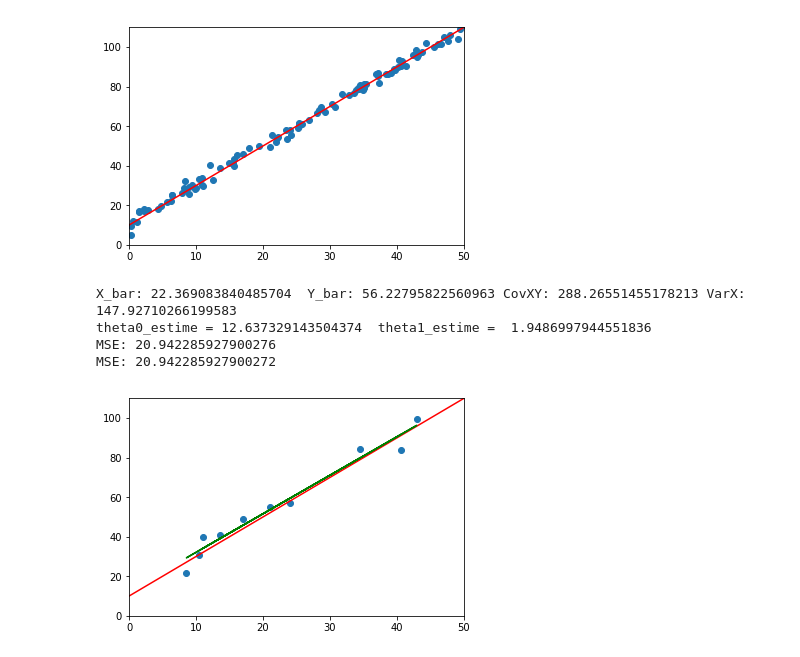
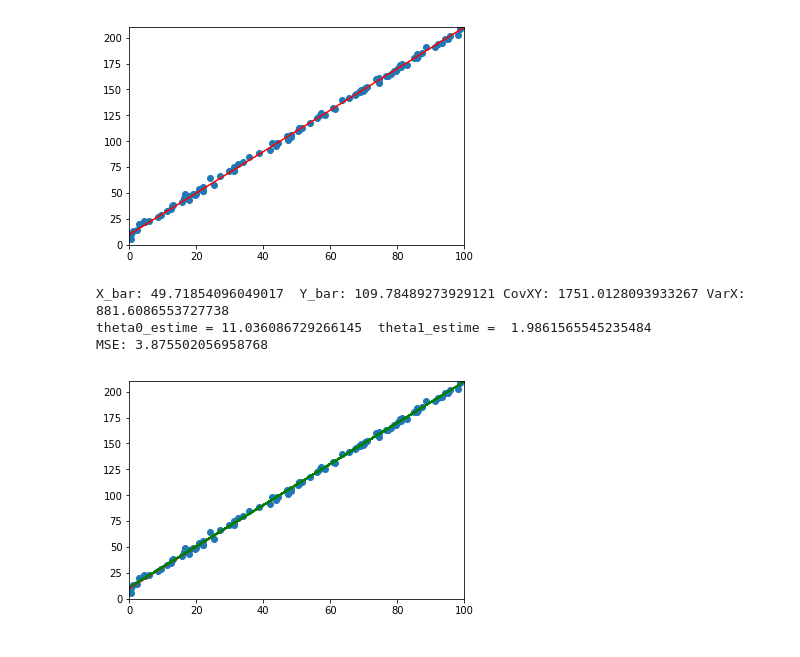
Before and after one commit to RobertGodin/CodePython, a Jupyter notebook: Notebooks/Regression.ipynb, the cells around one changed output. Cells and saved outputs as stored; diff of their text form; code cells hidden in the pictures.

```diff
--- a/Notebooks/Regression.ipynb
+++ b/Notebooks/Regression.ipynb
@@ -1,28 +1,29 @@
 # %%
+# Génération de données qui suivent une distribution linéaire univariée avec résidus ~ N(0,4)
 %matplotlib inline
 import matplotlib.pyplot as plt
 import numpy as np
 
 def h_lineaire_univarie(theta,x):
     return theta[0]+theta[1]*x
-m=100
+m=100 # nombre de lignes de données
 theta_simule = (10,2)
+np.random.seed(22) # Pour obtenir des résultats reproductibles avec les données aléatoires
 
-np.random.seed(22)
-X = np.random.rand(m)*50.0 # m valeurs de x entre 0 et 50
-Y = h_lineaire_univarie(theta_simule,X)+np.random.randn(m)*2.0
+X = np.random.rand(m)*m # m valeurs de x entre 0 et m
+Y = h_lineaire_univarie(theta_simule,X)+np.random.randn(m)*2.0 # Résidus N(0,2*2)
 #print("X:",X)
 #print("Y:",Y)
-plt.axis([0,50,0,110])
+plt.axis([0,m,0,theta_simule[0]+theta_simule[1]*m])
 plt.scatter(X,Y)
 
-X_modele = np.arange(0,55,10)
+X_modele = np.arange(0,m+1,m)
 Y_modele = h_lineaire_univarie(theta_simule,X_modele)
 plt.plot(X_modele, Y_modele, '-r')
 
 plt.show()
 # %% [output]
-[figure, old version]
+[figure, new version]
 # %%
 %matplotlib inline
 import matplotlib.pyplot as plt
@@ -31,48 +32,42 @@ import numpy as np
 def h_lineaire_univarie(theta,x):
     return theta[0]+theta[1]*x
 def MSE(Y_estime,Y,m):
     return (((Y_estime-Y)**2).sum())*1/m
-def MSE_calcule(Y_estime,Y):
-    s = 0.0
-    for i in range(len(Y)):
-        s+=(Y_estime[i]-Y[i])**2
-    return s/len(Y)
 
-m=10
+# Génération de données qui suivent une distribution linéaire univariée avec résidus ~ N(0,4)
+m=100 # nombre de lignes de données
 theta_simule = (10,2)
+np.random.seed(22) # Pour obtenir des résultats reproductibles avec les données aléatoires
 
-np.random.seed(22)
-X = np.random.rand(m)*50.0 # m valeurs de x entre 0 et 50
-Y = h_lineaire_univarie(theta_simule,X)+np.random.randn(m)*5.0
+X = np.random.rand(m)*m # m valeurs de x entre 0 et m
+Y = h_lineaire_univarie(theta_simule,X)+np.random.randn(m)*2.0 # Résidus N(0,2*2)
 #print("X:",X)
 #print("Y:",Y)
-plt.axis([0,50,0,110])
+plt.axis([0,m,0,theta_simule[0]+theta_simule[1]*m])
 plt.scatter(X,Y)
 
-X_modele = np.arange(0,55,10)
+X_modele = np.arange(0,m+1,m)
 Y_modele = h_lineaire_univarie(theta_simule,X_modele)
 plt.plot(X_modele, Y_modele, '-r')
 
 X_bar = X.sum()/m
 Y_bar = Y.sum()/m
 CovXY = (((X-X_bar)*(Y-Y_bar)).sum())/m
 VarX = (((X-X_bar)**2).sum())/m
 print("X_bar:",X_bar," Y_bar:",Y_bar,"CovXY:",CovXY,"VarX:",VarX)
 theta1_estime = CovXY/VarX
 theta0_estime = Y_bar-theta1_estime*X_bar
 print("theta0_estime =",theta0_estime," theta1_estime = ",theta1_estime)
 
 Y_estime = theta0_estime + theta1_estime*X
 plt.plot(X, Y_estime, '-g')
 
 print("MSE:", MSE(Y_estime,Y,m))
-print("MSE:", MSE_calcule(Y_estime,Y))
 
 plt.show()
 # %% [output]
-X_bar: 22.369083840485704  Y_bar: 56.22795822560963 CovXY: 288.26551455178213 VarX: 147.92710266199583
-theta0_estime = 12.637329143504374  theta1_estime =  1.9486997944551836
-MSE: 20.942285927900276
-MSE: 20.942285927900272
+X_bar: 49.71854096049017  Y_bar: 109.78489273929121 CovXY: 1751.0128093933267 VarX: 881.6086553727738
+theta0_estime = 11.036086729266145  theta1_estime =  1.9861565545235484
+MSE: 3.875502056958768
-[figure, old version]
+[figure, new version]
 # %%
```
Also changed, not shown: parts of 1 cell of this notebook, 1 other file.
